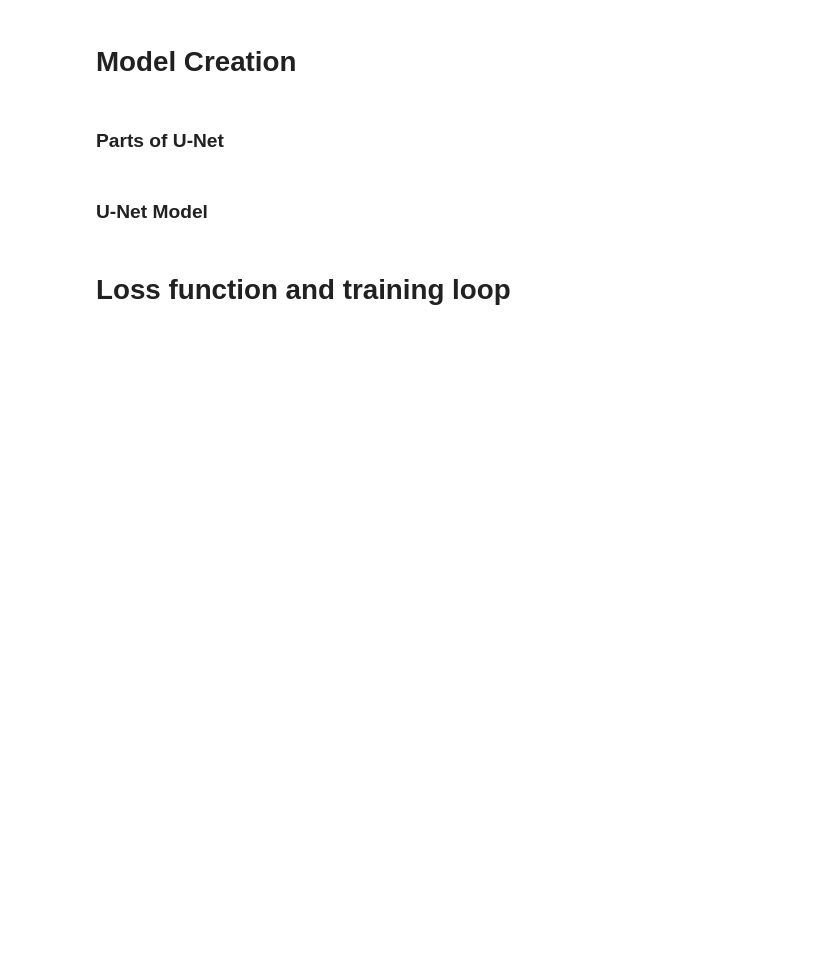
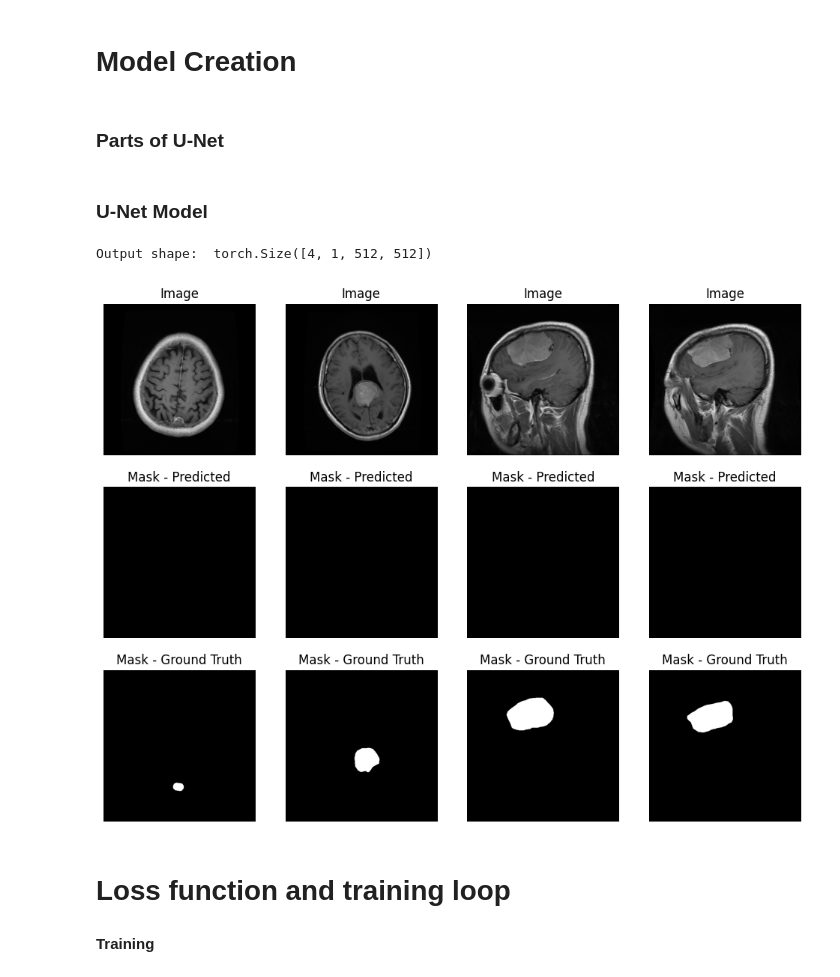
Before and after one commit to Dhaks13/My_DL_Works, a Jupyter notebook: Projects/Brain Tumor Segmentation/Unet_ with_focal_loss.ipynb, the cells around one changed output. Cells and saved outputs as stored; diff of their text form; code cells hidden in the pictures; blank space fills up the shorter version.

Commit message:
Kaggle Notebook | Brain_Tumor_Segmentation_UNet_FocalLoss | Ver 5 - not Executed

```diff
--- a/Projects/Brain Tumor Segmentation/Unet_ with_focal_loss.ipynb
+++ b/Projects/Brain Tumor Segmentation/Unet_ with_focal_loss.ipynb
@@ -102,7 +132,7 @@ print(f"Number of batches in test loader: {len(test_loader)}")
 # %%
 # Convolution Block
 class ConvBlock(torch.nn.Module):
-    def __init__(self, in_channels, out_channels,padding = 0):
+    def __init__(self, in_channels, out_channels,padding = 1):
         super().__init__()
         self.conv1 = torch.nn.Conv2d(in_channels, out_channels, kernel_size=3, padding=padding)
         self.conv2 = torch.nn.Conv2d(out_channels, out_channels, kernel_size=3, padding=padding)
@@ -203,7 +233,7 @@ def compare_segmented(images, preds, masks):
         axes[0, i].imshow(images[i].to('cpu').permute(1, 2, 0))
         axes[0, i].set_title('Image')
         axes[0, i].axis('off')
-        axes[1, i].imshow(preds[i][0])
+        axes[1, i].imshow(preds[i][0], cmap='gray')
         axes[1, i].set_title('Mask - Predicted')
         axes[1, i].axis('off')
         axes[2, i].imshow(masks[i][0].to('cpu'), cmap='gray')
@@ -211,15 +241,19 @@ def compare_segmented(images, preds, masks):
         axes[2, i].axis('off')
     plt.show()
 # %%
-# model = UNet(in_channels=3,out_channels=1).to(device)  # Assuming binary segmentation
-
-# for images, masks in train_loader:
-#     images = images.to(device)
-#     masks = masks.to(device)
-#     outputs = model(images).detach().cpu()
-#     print("Output shape: ",outputs.shape)
-#     compare_segmented(images, outputs, masks)
-#     break
+model = UNet(in_channels=3,out_channels=1).to(device)  # Assuming binary segmentation
+torch.manual_seed(42)
+torch.cuda.manual_seed(42)
+for images, masks in train_loader:
+    images = images.to(device)
+    masks = masks.to(device)
+    outputs = model(images).detach().cpu()
+    print("Output shape: ",outputs.shape)
+    compare_segmented(images, outputs, masks)
+    break
+# %% [output]
+Output shape:  torch.Size([4, 1, 512, 512])
+[figure, added]
 # %% [markdown]
 # Loss function and training loop
 # %%
@@ -274,0 +352,2 @@ def train_model(model, train_loader, test_loader,
+# %% [markdown]
+**Training**
```
Also changed, not shown: parts of 17 cells of this notebook.
